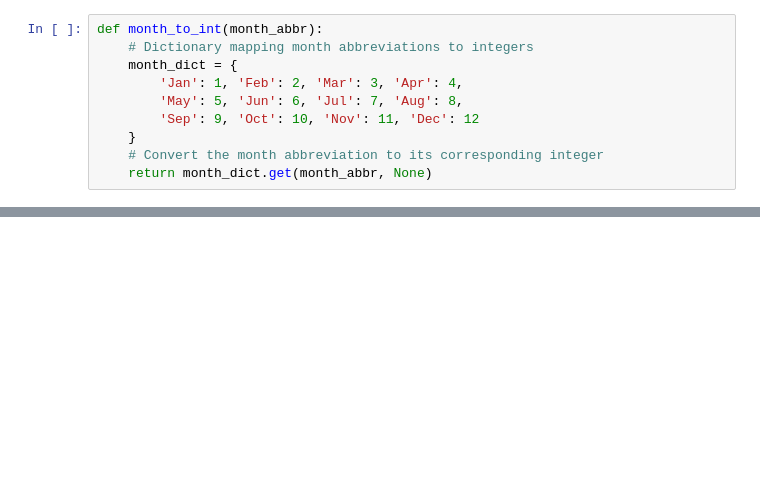
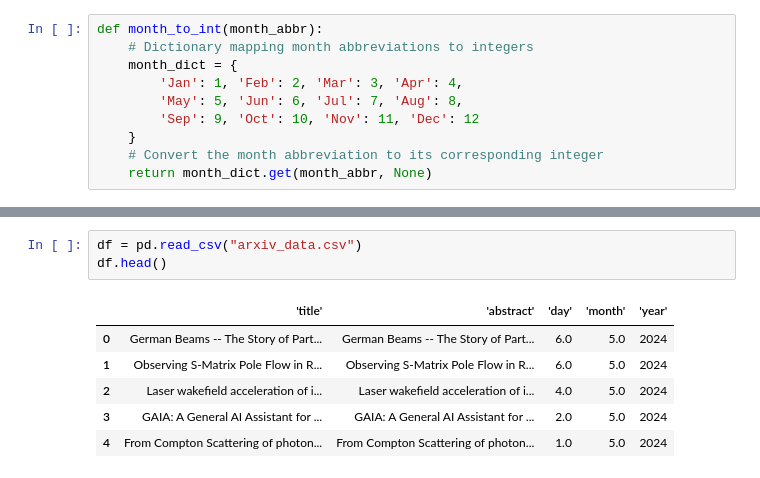
Before and after one commit to ittar/Data-Science-Project, a Jupyter notebook: web_scaping/arxiv_web_scraping.ipynb, the cells around one changed output, grey strips where cells are left out. Saved outputs shown, nothing was run; the diff lists cells and outputs as text; blank space fills up the shorter version.

```diff
--- a/web_scaping/arxiv_web_scraping.ipynb
+++ b/web_scaping/arxiv_web_scraping.ipynb
@@ -72,0 +108,10 @@ ValueError: invalid literal for int() with base 10: '(this'
+# %%
+df = pd.read_csv("arxiv_data.csv")
+df.head()
+# %% [output]
+|  | 'title' | 'abstract' | 'day' | 'month' | 'year' |
+| 0 | German Beams -- The Story of Part... | German Beams -- The Story of Part... | 6.0 | 5.0 | 2024 |
+| 1 | Observing S-Matrix Pole Flow in R... | Observing S-Matrix Pole Flow in R... | 6.0 | 5.0 | 2024 |
+| 2 | Laser wakefield acceleration of i... | Laser wakefield acceleration of i... | 4.0 | 5.0 | 2024 |
+| 3 | GAIA: A General AI Assistant for ... | GAIA: A General AI Assistant for ... | 2.0 | 5.0 | 2024 |
+| 4 | From Compton Scattering of photon... | From Compton Scattering of photon... | 1.0 | 5.0 | 2024 |
```
Also changed, not shown: parts of 5 cells of this notebook, 3 other files.
